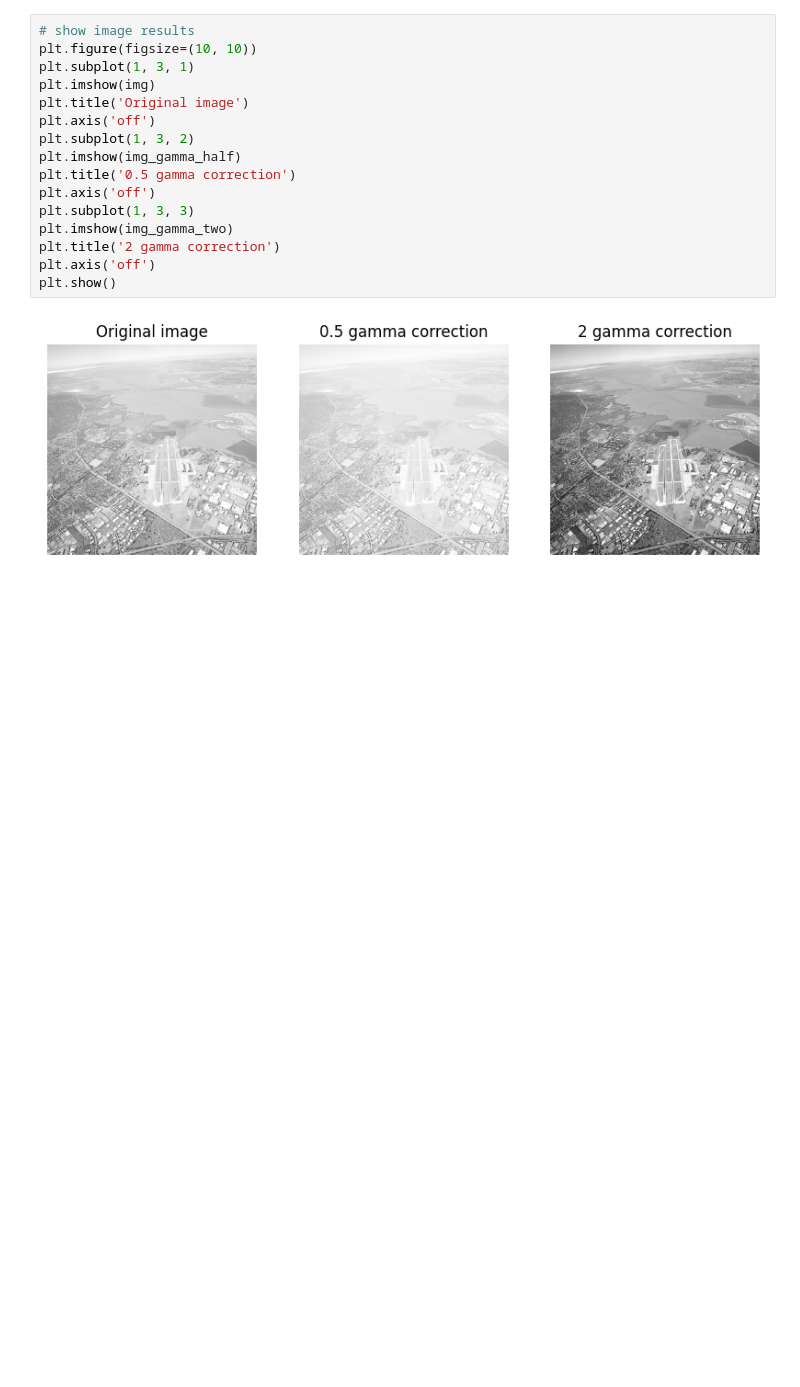
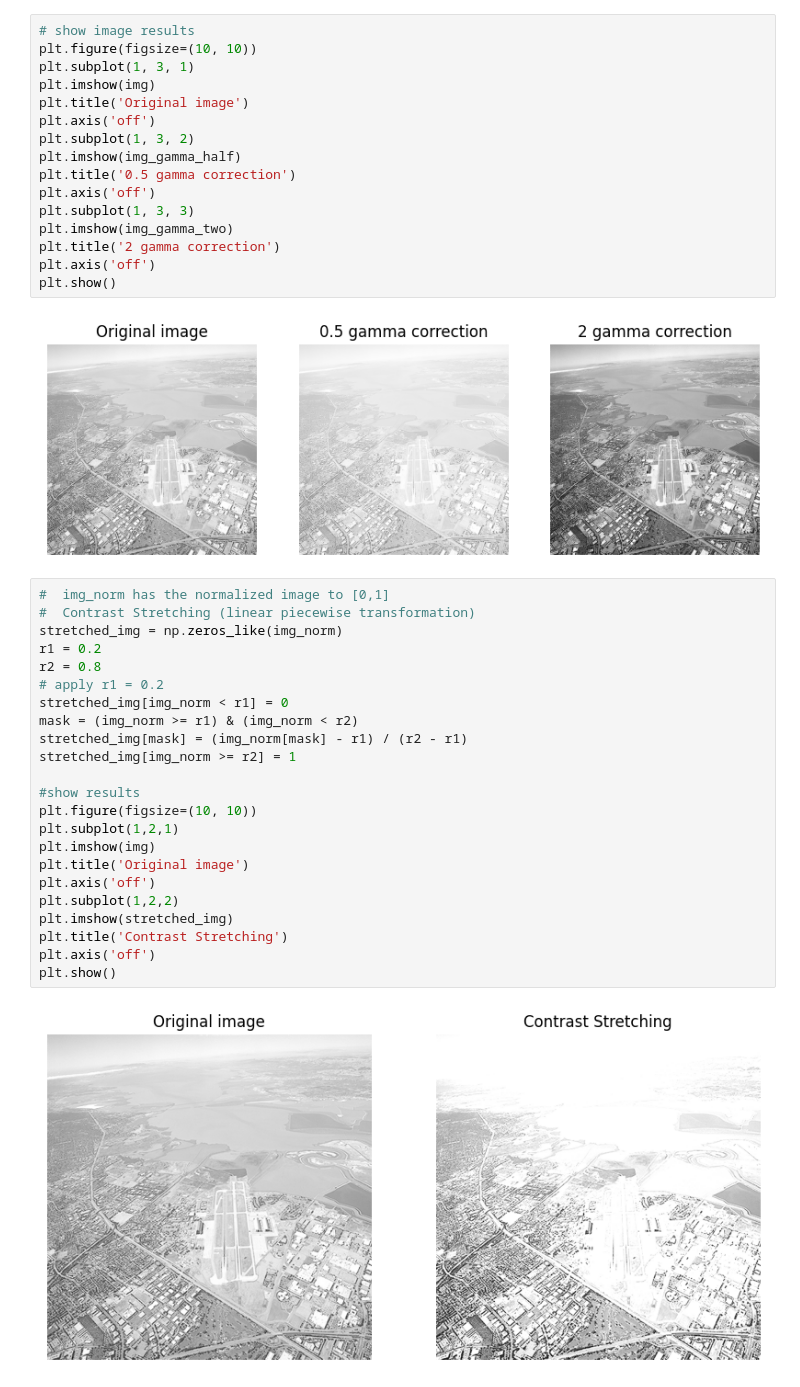
Before and after one commit to NisanthanG/Image-Scaling-Using-Computer-Vision-Assignment-01-, a Jupyter notebook: Untitled12.ipynb, the cells around one changed output. Saved outputs shown, nothing was run; the diff lists cells and outputs as text; blank space fills up the shorter version.

Commit message:
Apply intensity transformations to the image

```diff
--- a/Untitled12.ipynb
+++ b/Untitled12.ipynb
@@ -44,3 +44,28 @@ plt.axis('off')
 plt.show()
 # %% [output]
 [figure]
+# %%
+#  img_norm has the normalized image to [0,1]
+#  Contrast Stretching (linear piecewise transformation)
+stretched_img = np.zeros_like(img_norm)
+r1 = 0.2
+r2 = 0.8
+# apply r1 = 0.2
+stretched_img[img_norm < r1] = 0
+mask = (img_norm >= r1) & (img_norm < r2)
+stretched_img[mask] = (img_norm[mask] - r1) / (r2 - r1)
+stretched_img[img_norm >= r2] = 1
+
+#show results
+plt.figure(figsize=(10, 10))
+plt.subplot(1,2,1)
+plt.imshow(img)
+plt.title('Original image')
+plt.axis('off')
+plt.subplot(1,2,2)
+plt.imshow(stretched_img)
+plt.title('Contrast Stretching')
+plt.axis('off')
+plt.show()
+# %% [output]
+[figure, added]
```
